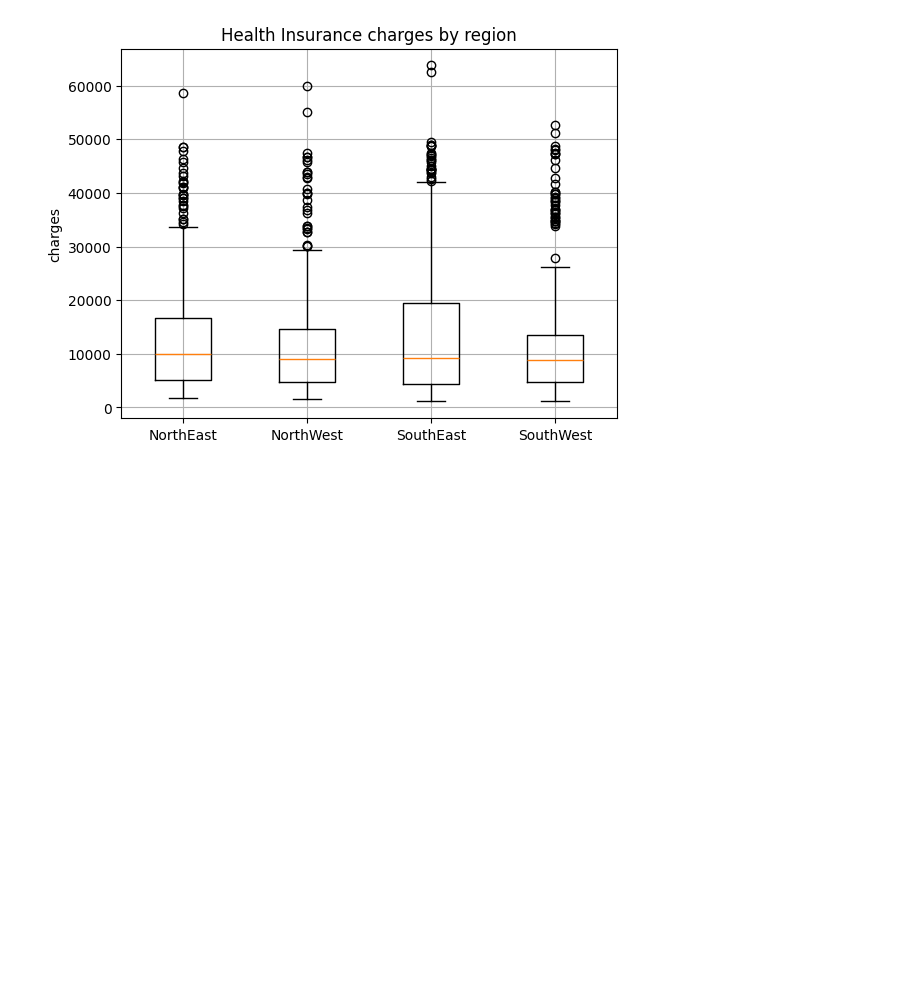
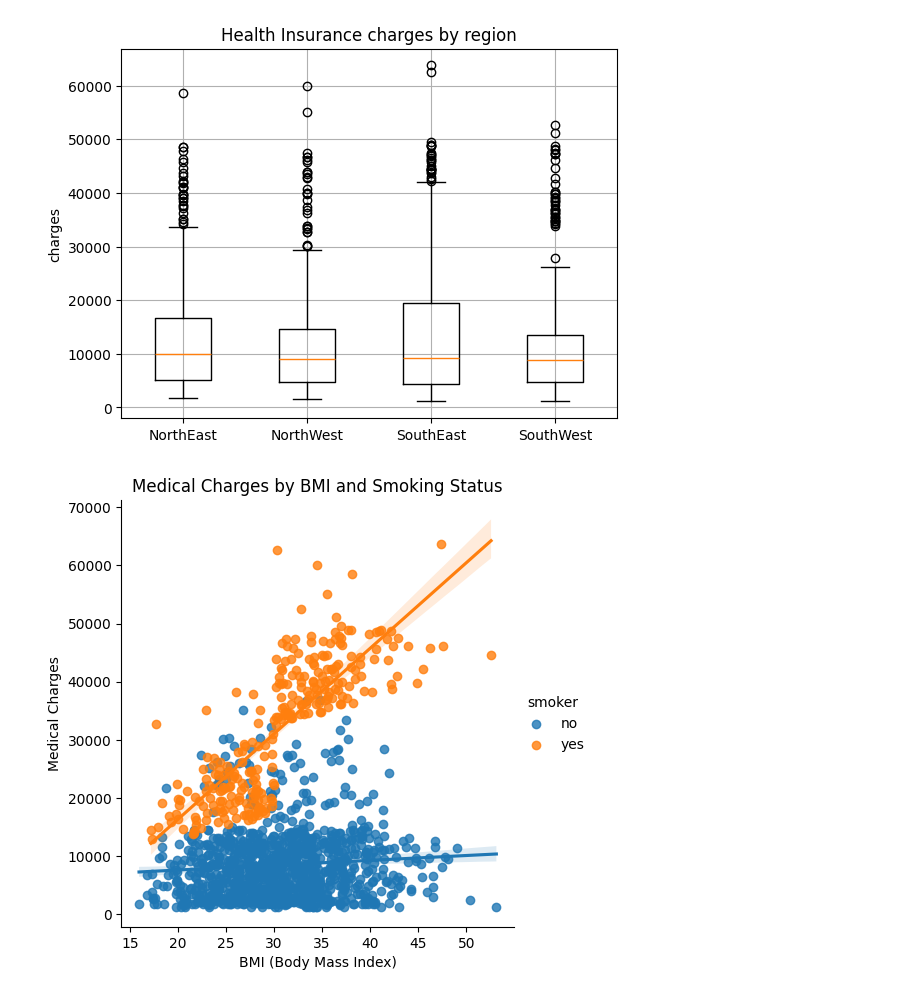
Before and after one commit to teena496/Medical-Insurance-Data-Visualization, a Jupyter notebook: Medical_Cost_Personal.ipynb, the cells around one changed output. Saved outputs shown, nothing was run; the diff lists cells and outputs as text; code cells hidden in the pictures; blank space fills up the shorter version.

```diff
--- a/Medical_Cost_Personal.ipynb
+++ b/Medical_Cost_Personal.ipynb
@@ -10,0 +6,10 @@ FileNotFoundError: [Errno 2] No such file or directory: 'insurance.csv'
+# %%
+import kagglehub
+
+# Download latest version
+path = kagglehub.dataset_download("mirichoi0218/insurance")
+
+print("Path to dataset files:", path)
+
+df = pd.read_csv(path + "/insurance.csv")
+df.head()
@@ -106,3 +119,6 @@ df.head()
 # %%
 df['sex_num']= df['sex'].map({'female':1,'male':0})
 df['smoker_num']= df['smoker'].map({'yes':1,'no':0})
+# %%
+df['smoker_num'] = df['smoker_num'].astype('int64')
+df['sex_num'] = df['sex_num'].astype('int64')
@@ -190,3 +210,11 @@ plt.ylabel('charges')
 plt.show()
 # %% [output]
 [figure]
+# %%
+ax = sns.lmplot(x='bmi', y='charges', data=df, hue='smoker')
+plt.title("Medical Charges by BMI and Smoking Status")
+plt.xlabel("BMI (Body Mass Index)")
+plt.ylabel("Medical Charges")
+plt.show()
+# %% [output]
+[figure, added]
```
Also changed, not shown: parts of 10 cells of this notebook.
